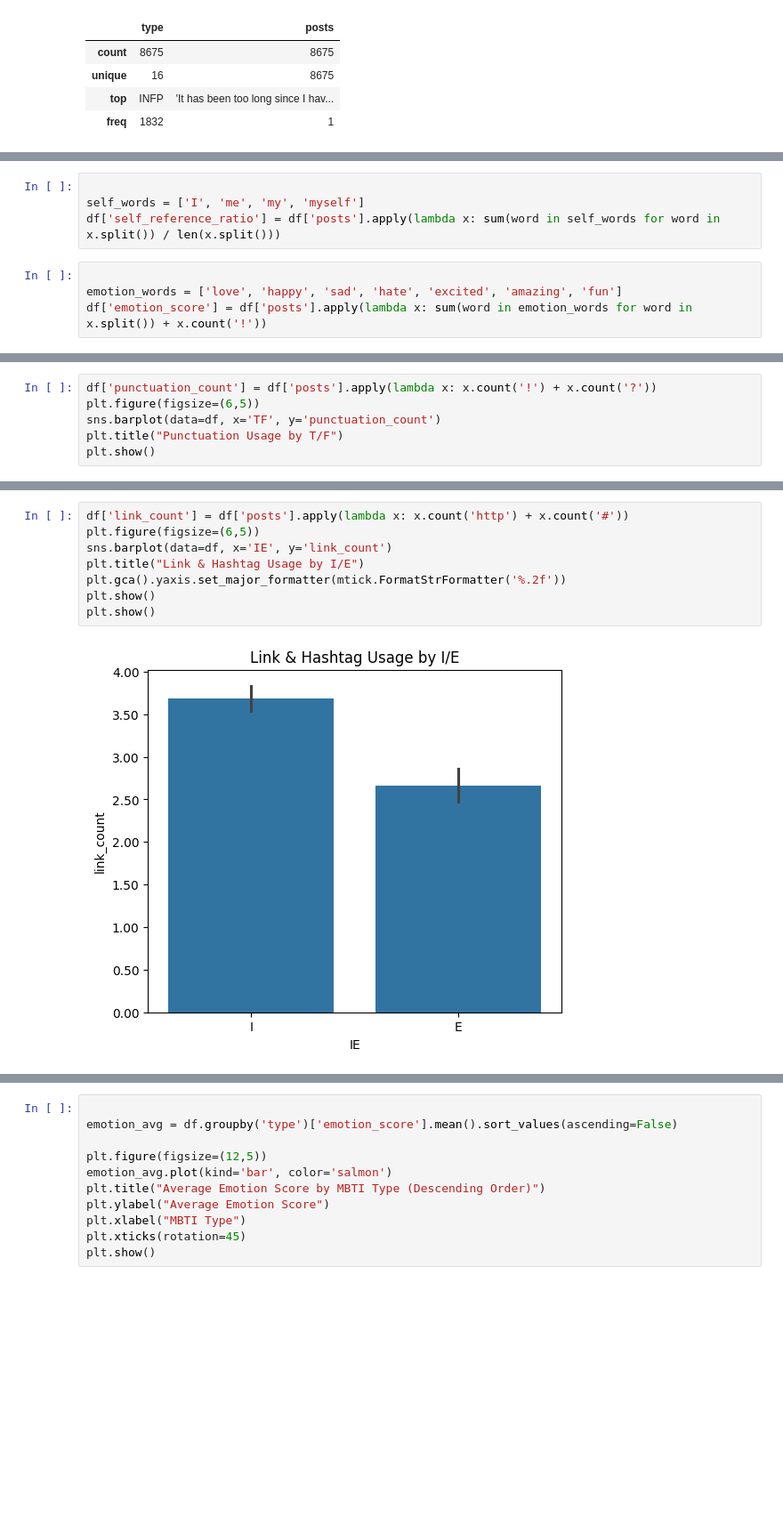
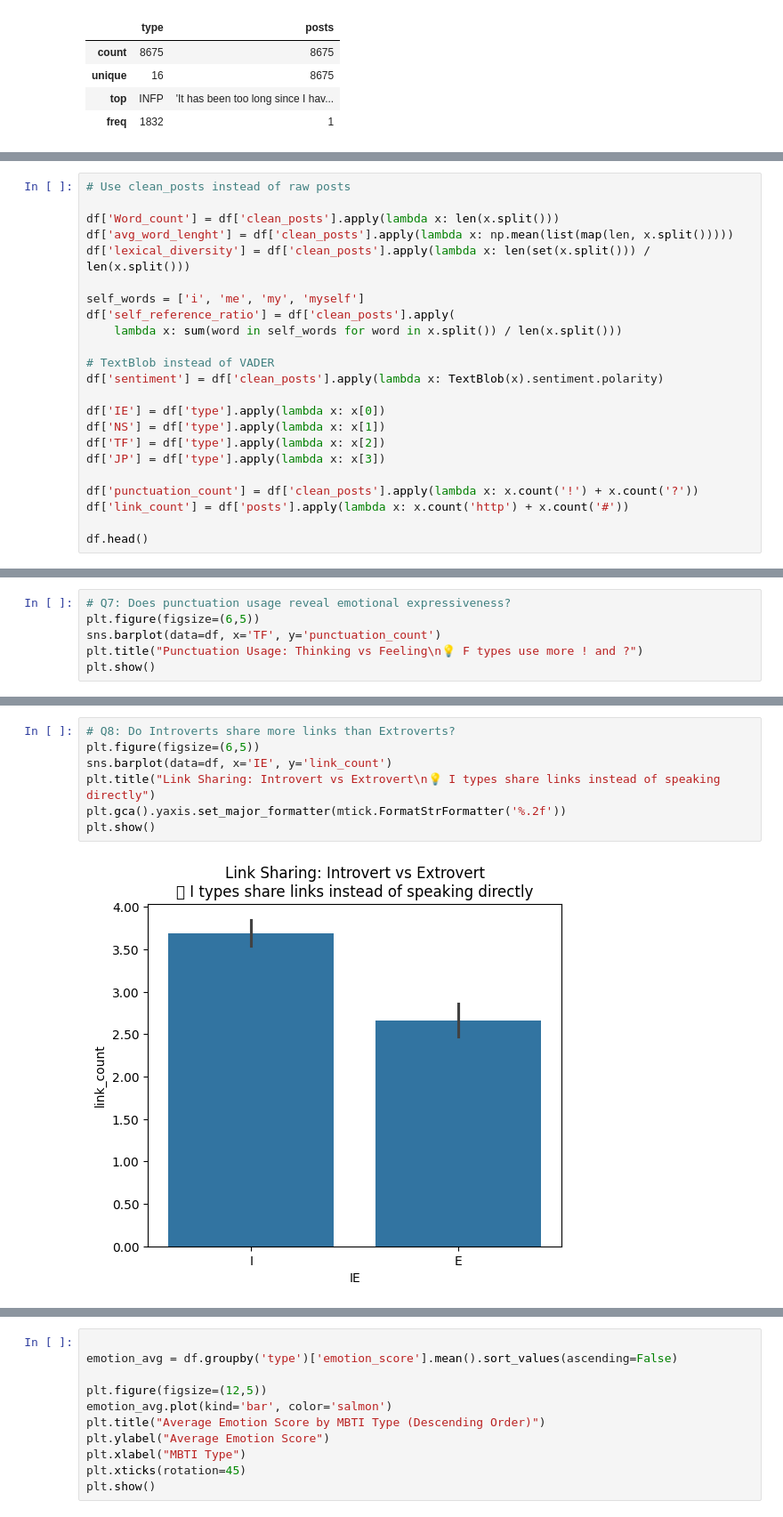
Before and after one commit to EngMohamed-op/MBTI-Personality, a Jupyter notebook: EDA_project.ipynb, the cells around one changed output, grey strips where cells are left out. Shown at 89% size. Saved outputs shown, nothing was run; the diff lists cells and outputs as text; blank space fills up the shorter version.

```diff
--- a/EDA_project.ipynb
+++ b/EDA_project.ipynb
@@ -99,8 +83,0 @@ df['lexical_diversity'] = df['posts'].apply(lambda x: len(set(x.split())) / len(
-# %%
-
-self_words = ['I', 'me', 'my', 'myself']
-df['self_reference_ratio'] = df['posts'].apply(lambda x: sum(word in self_words for word in x.split()) / len(x.split()))
-# %%
-
-emotion_words = ['love', 'happy', 'sad', 'hate', 'excited', 'amazing', 'fun']
-df['emotion_score'] = df['posts'].apply(lambda x: sum(word in emotion_words for word in x.split()) + x.count('!'))
@@ -135,0 +102,23 @@ plt.show()
+# %%
+# Use clean_posts instead of raw posts
+
+df['Word_count'] = df['clean_posts'].apply(lambda x: len(x.split()))
+df['avg_word_lenght'] = df['clean_posts'].apply(lambda x: np.mean(list(map(len, x.split()))))
+df['lexical_diversity'] = df['clean_posts'].apply(lambda x: len(set(x.split())) / len(x.split()))
+
+self_words = ['i', 'me', 'my', 'myself']
+df['self_reference_ratio'] = df['clean_posts'].apply(
+    lambda x: sum(word in self_words for word in x.split()) / len(x.split()))
+
+# TextBlob instead of VADER
+df['sentiment'] = df['clean_posts'].apply(lambda x: TextBlob(x).sentiment.polarity)
+
+df['IE'] = df['type'].apply(lambda x: x[0])
+df['NS'] = df['type'].apply(lambda x: x[1])
+df['TF'] = df['type'].apply(lambda x: x[2])
+df['JP'] = df['type'].apply(lambda x: x[3])
+
+df['punctuation_count'] = df['clean_posts'].apply(lambda x: x.count('!') + x.count('?'))
+df['link_count'] = df['posts'].apply(lambda x: x.count('http') + x.count('#'))
+
+df.head()
@@ -202,7 +227,7 @@ plt.show()
 # %%
-df['punctuation_count'] = df['posts'].apply(lambda x: x.count('!') + x.count('?'))
+# Q7: Does punctuation usage reveal emotional expressiveness?
 plt.figure(figsize=(6,5))
 sns.barplot(data=df, x='TF', y='punctuation_count')
-plt.title("Punctuation Usage by T/F")
+plt.title("Punctuation Usage: Thinking vs Feeling\n💡 F types use more ! and ?")
 plt.show()
 # %% [output]
@@ -210,11 +235,10 @@ plt.show()
 # %%
-df['link_count'] = df['posts'].apply(lambda x: x.count('http') + x.count('#'))
+# Q8: Do Introverts share more links than Extroverts?
 plt.figure(figsize=(6,5))
 sns.barplot(data=df, x='IE', y='link_count')
-plt.title("Link & Hashtag Usage by I/E")
+plt.title("Link Sharing: Introvert vs Extrovert\n💡 I types share links instead of speaking directly")
 plt.gca().yaxis.set_major_formatter(mtick.FormatStrFormatter('%.2f'))
 plt.show()
-plt.show()
 # %% [output]
-[figure, old version]
+[figure, new version]
 # %%
```
Also changed, not shown: parts of 33 cells of this notebook.
